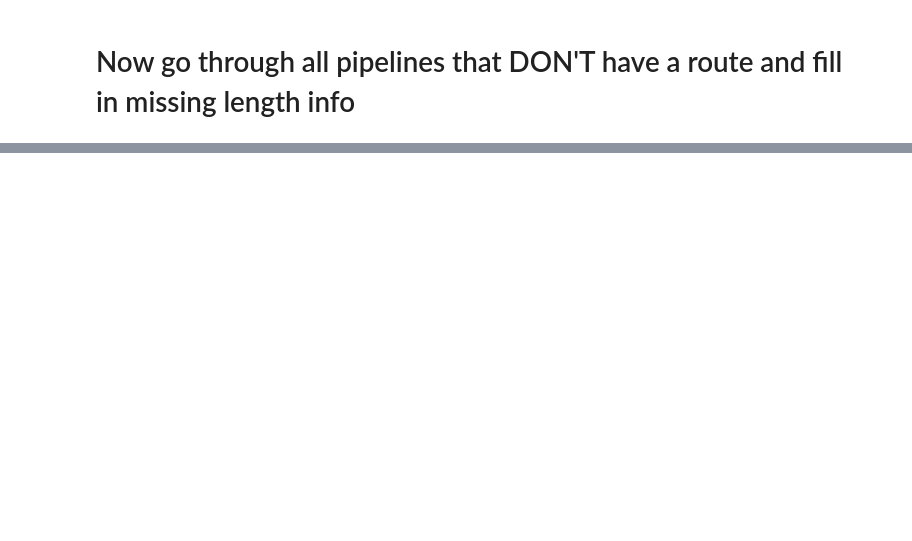
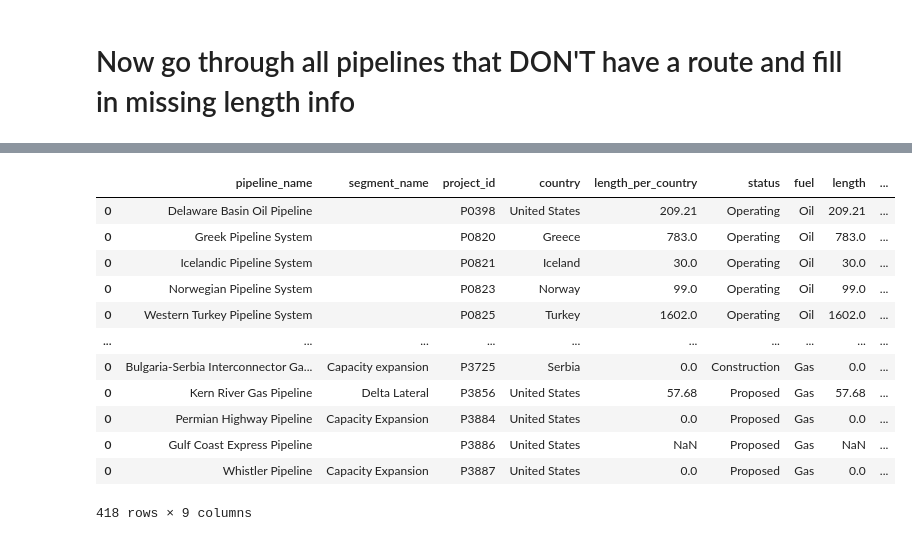
Before and after one commit to GlobalEnergyMonitor/GOIT-GGIT-qc, a Jupyter notebook: notebooks/estimate-length.ipynb, the cells around one changed output, grey strips where cells are left out. Saved outputs shown, nothing was run; the diff lists cells and outputs as text; code cells hidden in the pictures; blank space fills up the shorter version.

```diff
--- a/notebooks/estimate-length.ipynb
+++ b/notebooks/estimate-length.ipynb
@@ -506,0 +586,16 @@ for sel_index in pipes_noroute_df.index:
+# %%
+results_by_country_noroute
+# %% [output]
+|  | pipeline_name | segment_name | project_id | country | length_per_country | status | fuel | length | ... |
+| 0 | Delaware Basin Oil Pipeline |  | P0398 | United States | 209.21 | Operating | Oil | 209.21 | ... |
+| 0 | Greek Pipeline System |  | P0820 | Greece | 783.0 | Operating | Oil | 783.0 | ... |
+| 0 | Icelandic Pipeline System |  | P0821 | Iceland | 30.0 | Operating | Oil | 30.0 | ... |
+| 0 | Norwegian Pipeline System |  | P0823 | Norway | 99.0 | Operating | Oil | 99.0 | ... |
+| 0 | Western Turkey Pipeline System |  | P0825 | Turkey | 1602.0 | Operating | Oil | 1602.0 | ... |
+| ... | ... | ... | ... | ... | ... | ... | ... | ... | ... |
+| 0 | Bulgaria-Serbia Interconnector Ga... | Capacity expansion | P3725 | Serbia | 0.0 | Construction | Gas | 0.0 | ... |
+| 0 | Kern River Gas Pipeline | Delta Lateral | P3856 | United States | 57.68 | Proposed | Gas | 57.68 | ... |
+| 0 | Permian Highway Pipeline | Capacity Expansion | P3884 | United States | 0.0 | Proposed | Gas | 0.0 | ... |
+| 0 | Gulf Coast Express Pipeline |  | P3886 | United States | NaN | Proposed | Gas | NaN | ... |
+| 0 | Whistler Pipeline | Capacity Expansion | P3887 | United States | 0.0 | Proposed | Gas | 0.0 | ... |
+418 rows × 9 columns
```
Also changed, not shown: parts of 43 cells of this notebook, 7 other files.
